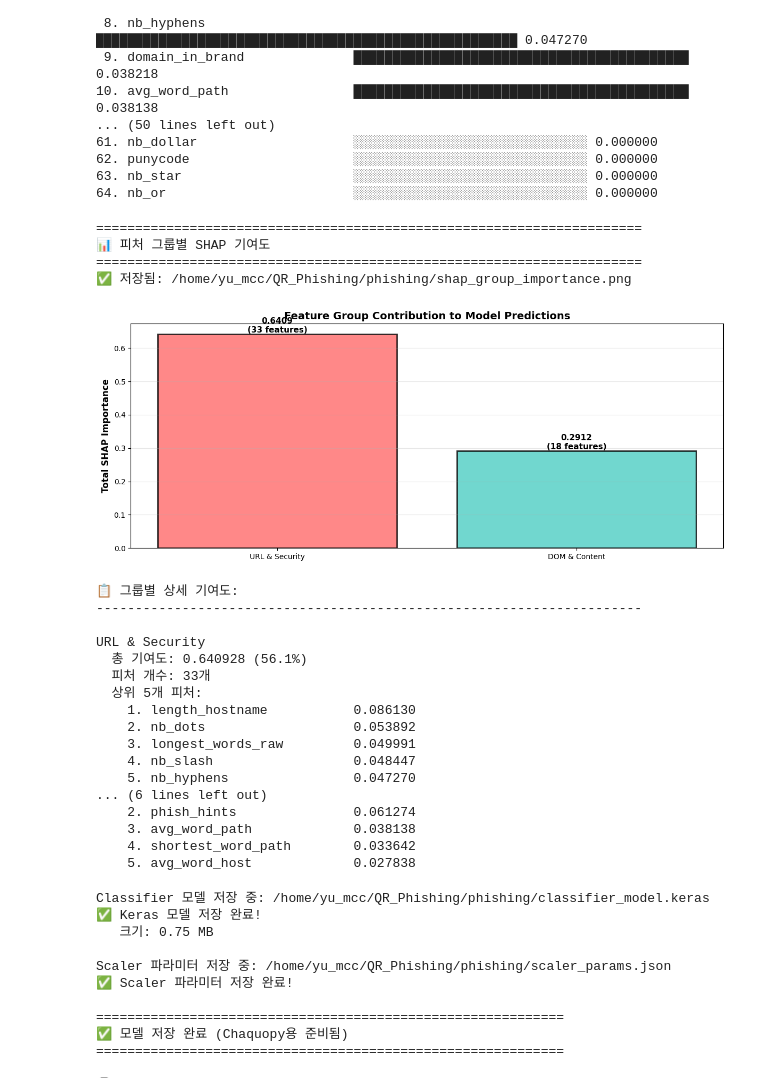
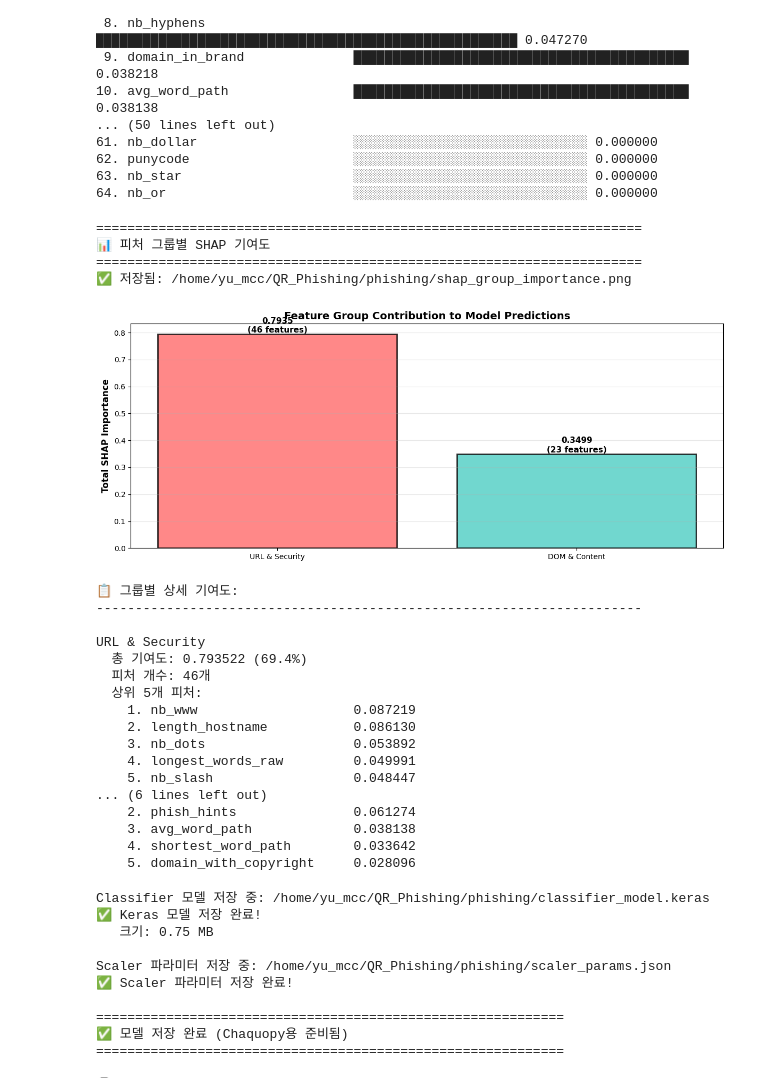
Before and after one commit to Seungminnni/QR_Phishing, a Jupyter notebook: phishing/embedding_model.ipynb, the cells around one changed output. Cells and saved outputs as stored; diff of their text form; code cells hidden in the pictures.

```diff
--- a/phishing/embedding_model.ipynb
+++ b/phishing/embedding_model.ipynb
@@ -1027,13 +1027,16 @@ groups = {
                        'shortest_words_raw', 'longest_words_raw', 'avg_words_raw',
                        'nb_underscore', 'nb_percent', 'nb_colon', 'nb_semicolumn', 'nb_space', 'nb_com',
                        'https_token', 'http_in_path', 'punycode', 'port', 'ip',
-                       'domain_in_brand', 'brand_in_path', 'suspecious_tld', 'statistical_report'],
+                       'domain_in_brand', 'brand_in_path', 'suspecious_tld', 'statistical_report',
+                       'nb_www', 'nb_qm', 'nb_at', 'nb_dslash', 'tld_in_path', 'abnormal_subdomain',
+                       'nb_subdomains', 'brand_in_subdomain', 'nb_or', 'nb_tilde', 'nb_star', 'nb_comma', 'nb_dollar'],
 
     'DOM & Content': ['nb_hyperlinks', 'ratio_intHyperlinks', 'ratio_extHyperlinks',
                       'ratio_nullHyperlinks', 'nb_extCSS', 'login_form',
                       'external_favicon', 'submit_email', 'sfh', 'iframe', 'popup_window',
                       'shortest_word_host', 'shortest_word_path', 'longest_word_host',
-                      'longest_word_path', 'avg_word_host', 'avg_word_path', 'phish_hints']
+                      'longest_word_path', 'avg_word_host', 'avg_word_path', 'phish_hints',
+                      'onmouseover', 'right_clic', 'empty_title', 'domain_in_title', 'domain_with_copyright']
 }
 
 group_importance = {}
@@ -1063,51 +1066,51 @@ ax.grid(axis='y', alpha=0.3)
 for bar, total, count in zip(bars, group_totals, group_counts):
     height = bar.get_height()
     ax.text(bar.get_x() + bar.get_width()/2., height,
             f'{total:.4f}\n({count} features)',
             ha='center', va='bottom', fontsize=11, fontweight='bold')
 
 plt.tight_layout()
 plt.savefig(os.path.join(OUTPUT_DIR, 'shap_group_importance.png'), dpi=200, bbox_inches='tight')
 print(f"✅ 저장됨: {os.path.join(OUTPUT_DIR, 'shap_group_importance.png')}")
 plt.show()
 
 # 그룹별 상세 정보
 print("\n📋 그룹별 상세 기여도:")
 print("-"*70)
 total_importance = importance_df['importance'].sum()
 
 for group_name in group_names:
     info = group_importance[group_name]
     percentage = (info['total'] / total_importance) * 100
     print(f"\n{group_name}")
     print(f"  총 기여도: {info['total']:.6f} ({percentage:.1f}%)")
     print(f"  피처 개수: {info['features']}개")
     print(f"  상위 5개 피처:")
     for rank, (_, row) in enumerate(info['dataframe'].nlargest(5, 'importance').iterrows(), 1):
         print(f"    {rank}. {row['feature']:<25} {row['importance']:.6f}")
 # %% [output]
 ======================================================================
 📊 피처 그룹별 SHAP 기여도
 ======================================================================
 ✅ 저장됨: /home/yu_mcc/QR_Phishing/phishing/shap_group_importance.png
-[figure, old version]
+[figure, new version]
 📋 그룹별 상세 기여도:
 ----------------------------------------------------------------------
 
 URL & Security
-  총 기여도: 0.640928 (56.1%)
-  피처 개수: 33개
+  총 기여도: 0.793522 (69.4%)
+  피처 개수: 46개
   상위 5개 피처:
-    1. length_hostname           0.086130
-    2. nb_dots                   0.053892
-    3. longest_words_raw         0.049991
-    4. nb_slash                  0.048447
-    5. nb_hyphens                0.047270
+    1. nb_www                    0.087219
+    2. length_hostname           0.086130
+    3. nb_dots                   0.053892
+    4. longest_words_raw         0.049991
+    5. nb_slash                  0.048447
 ... (6 lines left out)
     2. phish_hints               0.061274
     3. avg_word_path             0.038138
     4. shortest_word_path        0.033642
-    5. avg_word_host             0.027838
+    5. domain_with_copyright     0.028096
 # %%
 # ===== 13) 모델 저장 (Keras 모델 + Scaler) =====
 # ⭐ Chaquopy를 사용하여 코틀린에서 직접 케라스 모델 로드
```
Also changed, not shown: 1 other file.
